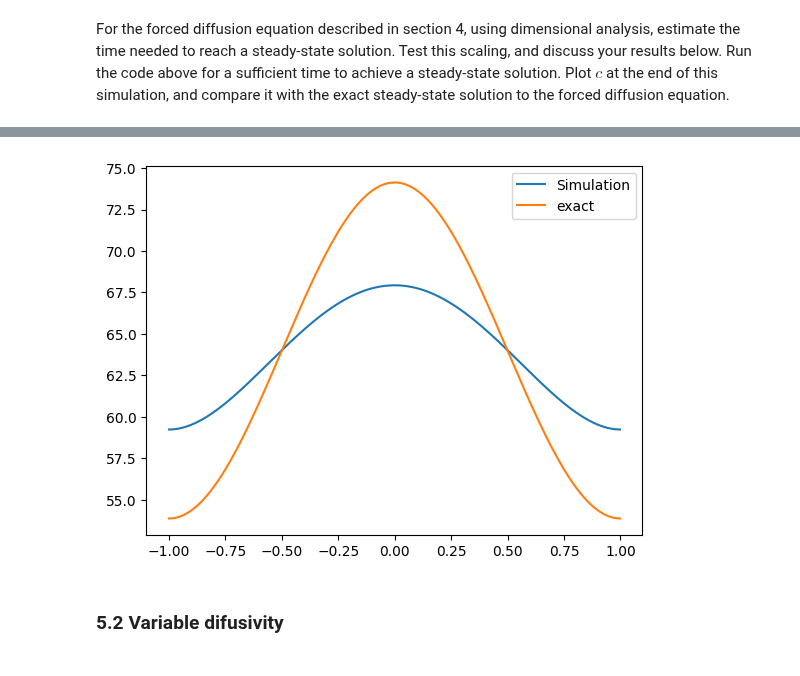
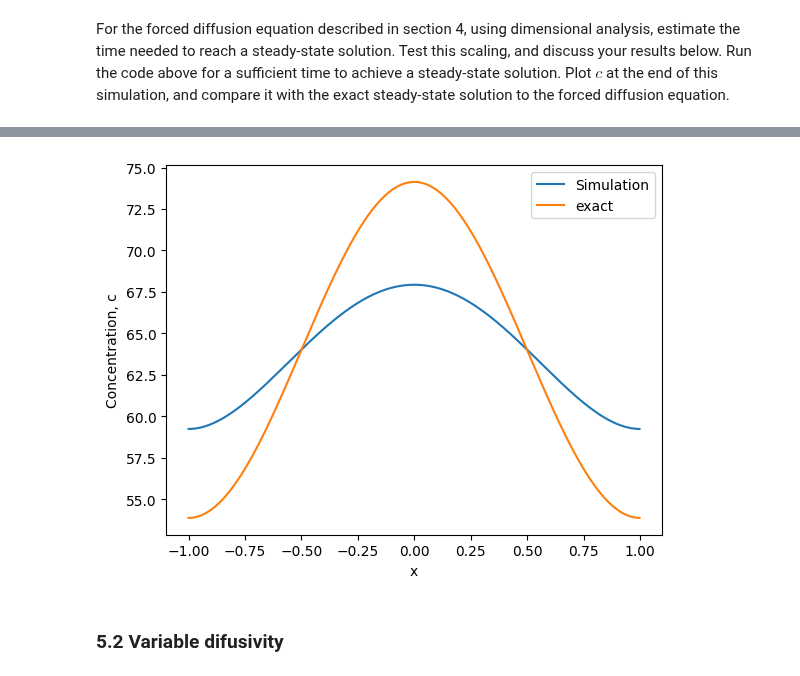
Before and after one commit to AnnabelHall/QCES_LNM, a Jupyter notebook: Project1_dedalus.ipynb, the cells around one changed output, grey strips where cells are left out. Saved outputs shown, nothing was run; the diff lists cells and outputs as text; code cells hidden in the pictures.

```diff
--- a/Project1_dedalus.ipynb
+++ b/Project1_dedalus.ipynb
@@ -400,17 +402,20 @@ Current situation which I think is incorrect: the simulation shows a lower ampli
 # %%
 C1=0
 C2=64
 
 plt.plot(x, c['g'], label='Simulation')
 
 exact = np.cos(np.pi*x/(Lx/2))*((Lx/2)**2/(np.pi**2 * kappa)) + C1*x +C2 # needs constants
 
 plt.plot(x, exact, label='exact')
+plt.ylabel('Concentration, c')
+plt.xlabel('x')
+plt.title('Forced Diffusion Equation Depictions at End Times')
 
 plt.legend()
 plt.show()
 # %% [output]
-[figure, old version]
+[figure, new version]
 # %% [markdown]
 ### 5.2 Variable difusivity
 # %% [markdown]
```
Also changed, not shown: parts of 11 cells of this notebook.
